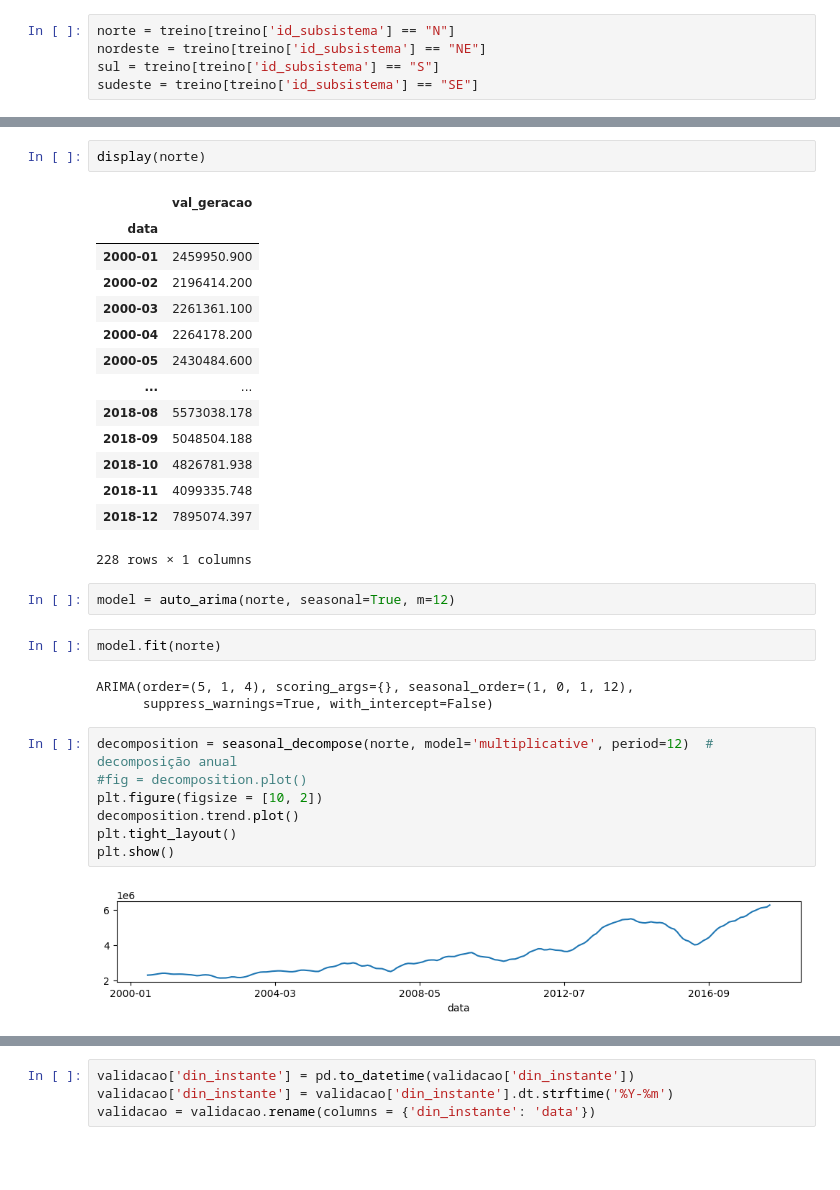
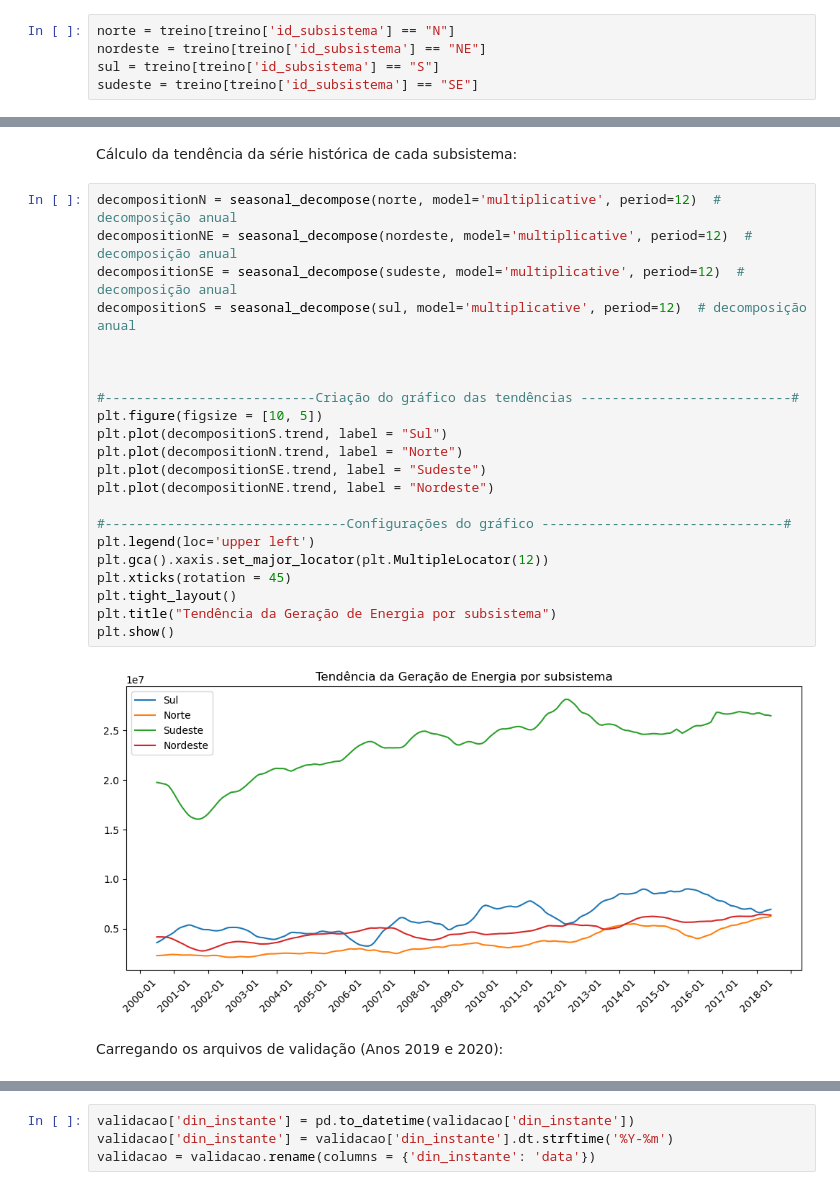
Before and after one commit to ppbgarcia/bootcamp20241, a Jupyter notebook: eda.ipynb, the cells around one changed output, grey strips where cells are left out. Drawn from its saved outputs; the diff is of its cells as text; blank space fills up the shorter version.

```diff
--- a/eda.ipynb
+++ b/eda.ipynb
@@ -71,35 +119,30 @@ nordeste = nordeste.groupby('data').sum('val_geracao')
-# %%
-display(norte)
-# %% [output]
-|  | val_geracao |
-| data |  |
-| 2000-01 | 2459950.900 |
-| 2000-02 | 2196414.200 |
-| 2000-03 | 2261361.100 |
-| 2000-04 | 2264178.200 |
-| 2000-05 | 2430484.600 |
-| ... | ... |
-| 2018-08 | 5573038.178 |
-| 2018-09 | 5048504.188 |
-| 2018-10 | 4826781.938 |
-| 2018-11 | 4099335.748 |
-| 2018-12 | 7895074.397 |
-228 rows × 1 columns
-# %%
-model = auto_arima(norte, seasonal=True, m=12)
-# %%
-model.fit(norte)
-# %% [output]
-ARIMA(order=(5, 1, 4), scoring_args={}, seasonal_order=(1, 0, 1, 12),
-      suppress_warnings=True, with_intercept=False)
-# %%
-decomposition = seasonal_decompose(norte, model='multiplicative', period=12)  # decomposição anual
-#fig = decomposition.plot()
-plt.figure(figsize = [10, 2])
-decomposition.trend.plot()
-plt.tight_layout()
-plt.show()
-# %% [output]
-[figure, removed]
+# %% [markdown]
+Cálculo da tendência da série histórica de cada subsistema:
+# %%
+decompositionN = seasonal_decompose(norte, model='multiplicative', period=12)  # decomposição anual
+decompositionNE = seasonal_decompose(nordeste, model='multiplicative', period=12)  # decomposição anual
+decompositionSE = seasonal_decompose(sudeste, model='multiplicative', period=12)  # decomposição anual
+decompositionS = seasonal_decompose(sul, model='multiplicative', period=12)  # decomposição anual
+
+
+
+#---------------------------Criação do gráfico das tendências ---------------------------#
+plt.figure(figsize = [10, 5])
+plt.plot(decompositionS.trend, label = "Sul")
+plt.plot(decompositionN.trend, label = "Norte")
+plt.plot(decompositionSE.trend, label = "Sudeste")
+plt.plot(decompositionNE.trend, label = "Nordeste")
+
+#-------------------------------Configurações do gráfico -------------------------------#
+plt.legend(loc='upper left')
+plt.gca().xaxis.set_major_locator(plt.MultipleLocator(12))
+plt.xticks(rotation = 45)
+plt.tight_layout()
+plt.title("Tendência da Geração de Energia por subsistema")
+plt.show()
+# %% [output]
+[figure, added]
+# %% [markdown]
+Carregando os arquivos de validação (Anos 2019 e 2020):
 # %%
 arquivos = glob("C:/Users/ppgar/OneDrive/Documentos/Dados/Validacao/*.csv")
```
Also changed, not shown: parts of 28 cells of this notebook.
